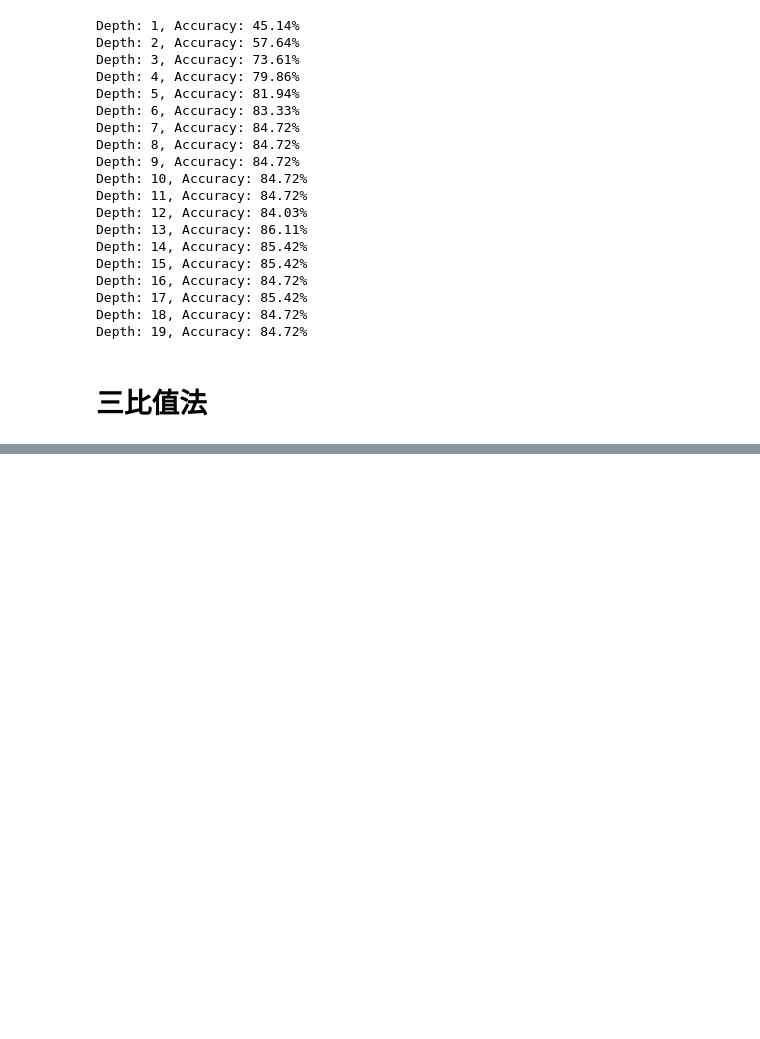
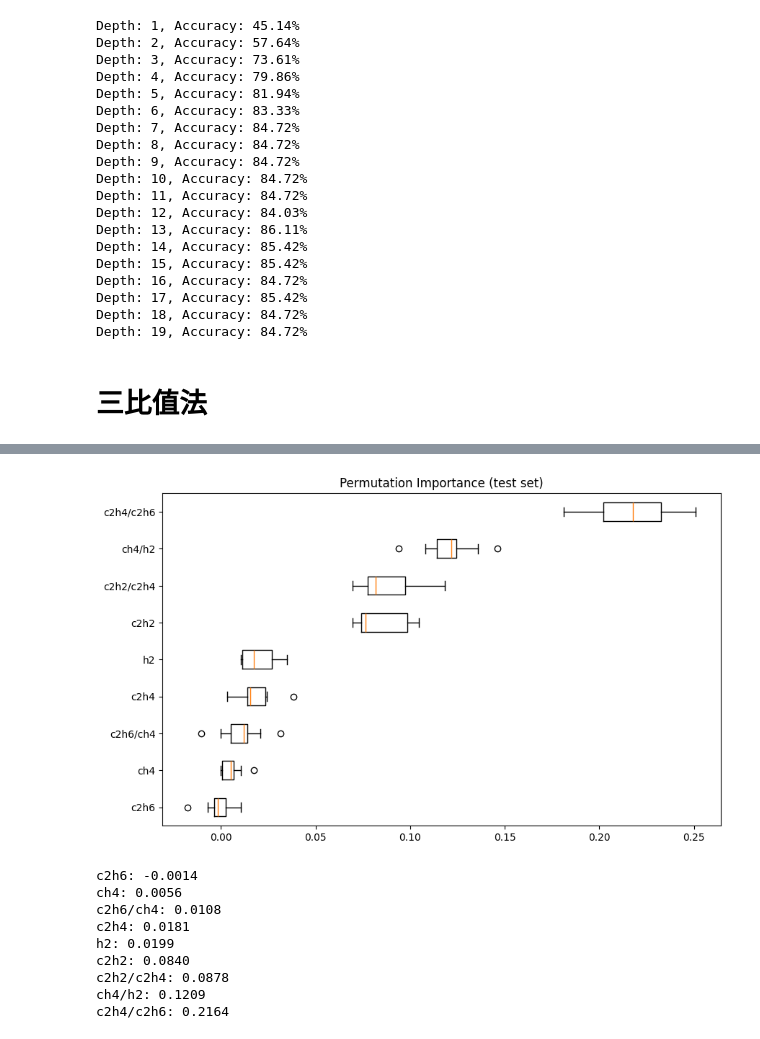
Before and after one commit to Sihan0229/DGA, a Jupyter notebook: Dissolved-Gas-Analysis/dga_mydata.ipynb, the cells around one changed output, grey strips where cells are left out. Drawn from its saved outputs; the diff is of its cells as text; code cells hidden in the pictures; blank space fills up the shorter version.

```diff
--- a/Dissolved-Gas-Analysis/dga_mydata.ipynb
+++ b/Dissolved-Gas-Analysis/dga_mydata.ipynb
@@ -848,0 +1064,26 @@ for i in sorted_idx_trinomial:
+# %%
+# 置换重要性
+from sklearn.inspection import permutation_importance
+
+result = permutation_importance(xgb1, X_trinomial_test, y_trinomial_test, n_repeats=10, random_state=42)
+
+sorted_idx = result.importances_mean.argsort()
+
+plt.figure(figsize=(10, 6))
+plt.boxplot(result.importances[sorted_idx].T, vert=False, labels=X_trinomial_test.columns[sorted_idx])
+plt.title("Permutation Importance (test set)")
+plt.show()
+
+for i in sorted_idx:
+    print(f"{X_trinomial_train.columns[i]}: {result.importances_mean[i]:.4f}")
+# %% [output]
+[figure, added]
+c2h6: -0.0014
+ch4: 0.0056
+c2h6/ch4: 0.0108
+c2h4: 0.0181
+h2: 0.0199
+c2h2: 0.0840
+c2h2/c2h4: 0.0878
+ch4/h2: 0.1209
+c2h4/c2h6: 0.2164
```
Also changed, not shown: parts of 31 cells of this notebook, 6 other files.
